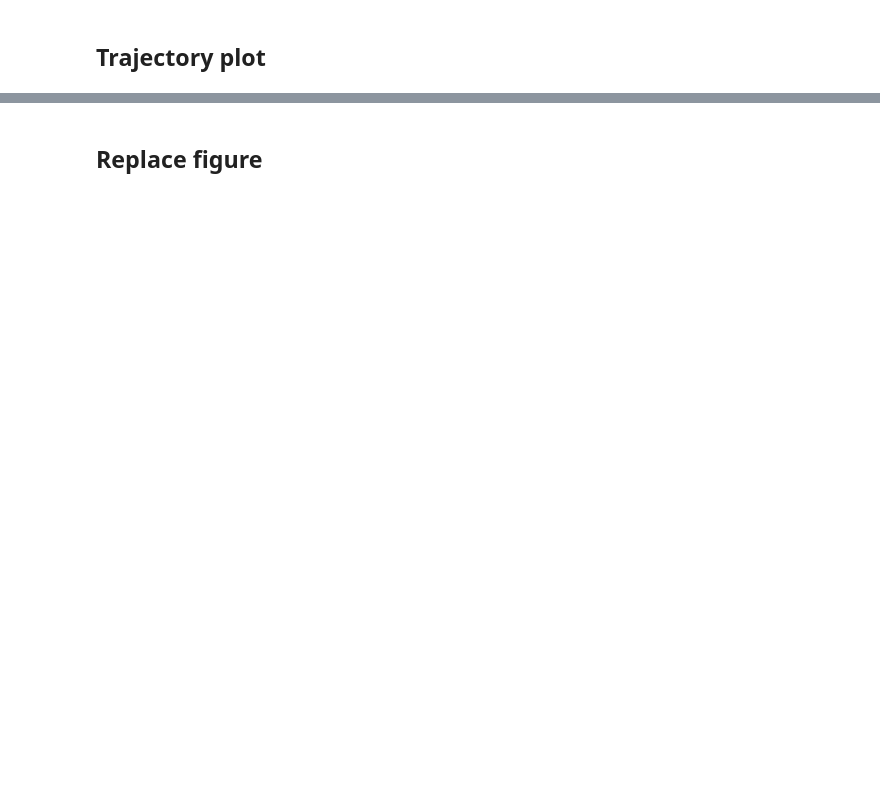
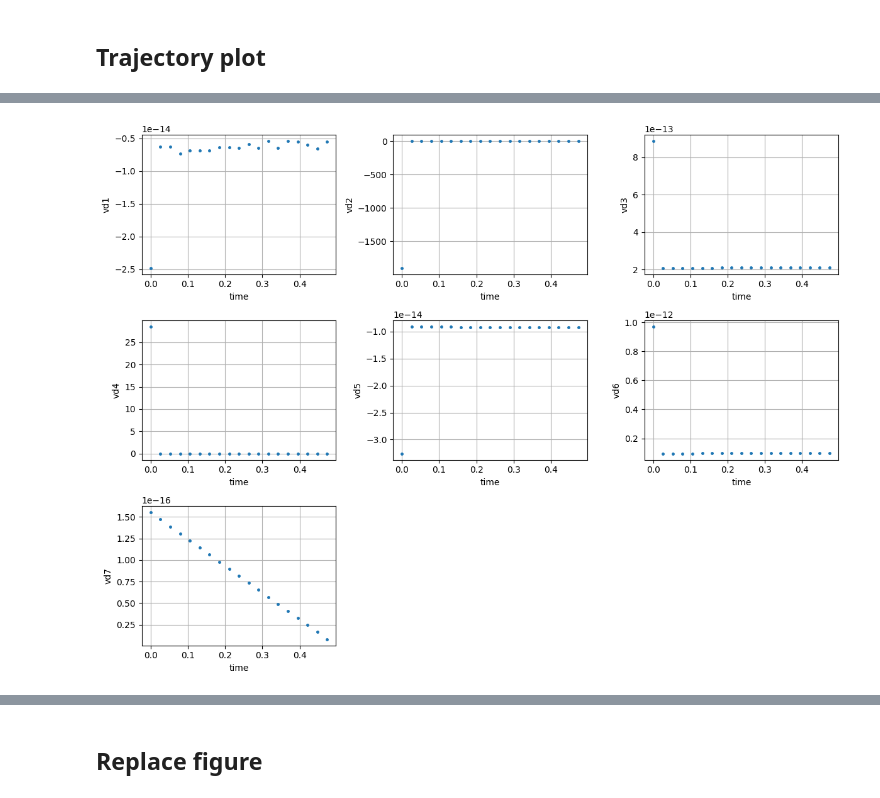
Before and after one commit to UW-ACL/SCPToolbox_tutorial, a Jupyter notebook: src/p4_rocket.ipynb, the cells around one changed output, grey strips where cells are left out. Saved outputs shown, nothing was run; the diff lists cells and outputs as text; code cells hidden in the pictures; blank space fills up the shorter version.

```diff
--- a/src/p4_rocket.ipynb
+++ b/src/p4_rocket.ipynb
@@ -357,0 +432,12 @@ Closest candidates are:
+# %%
+fig = plt.figure(figsize=(12, 9))
+for i = 1:7
+    ax = fig.add_subplot(3, 3, i)
+    ax.grid()
+    ax.plot(td[1:end-1], vd[i, :], marker=".", markersize=5, linestyle="none", label="T-dt", zorder=100)
+    ax.set_ylabel("vd$i")
+    ax.set_xlabel("time")
+end
+plt.tight_layout()
+# %% [output]
+[figure, added]
```
Also changed, not shown: parts of 37 cells of this notebook.
